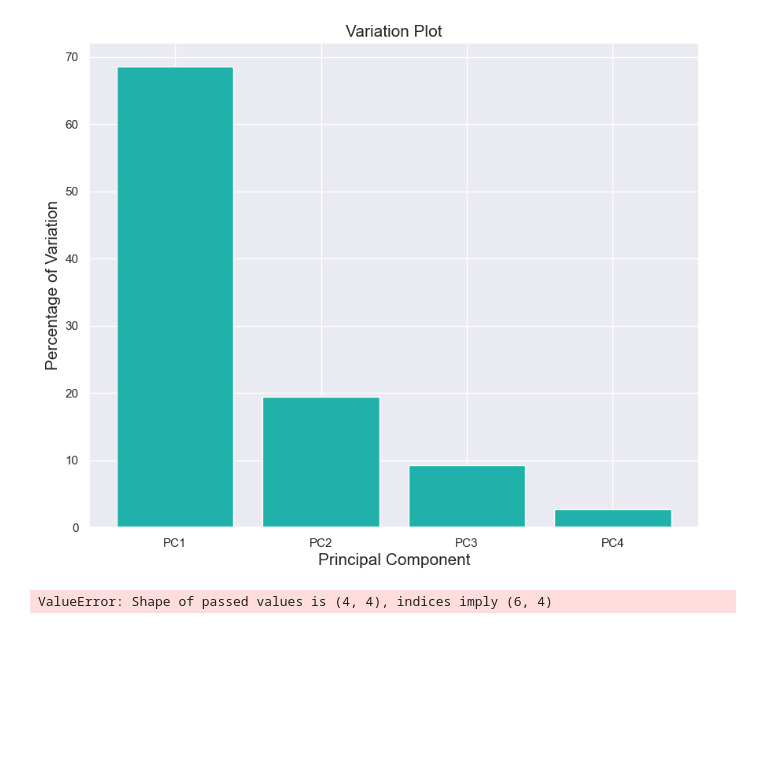
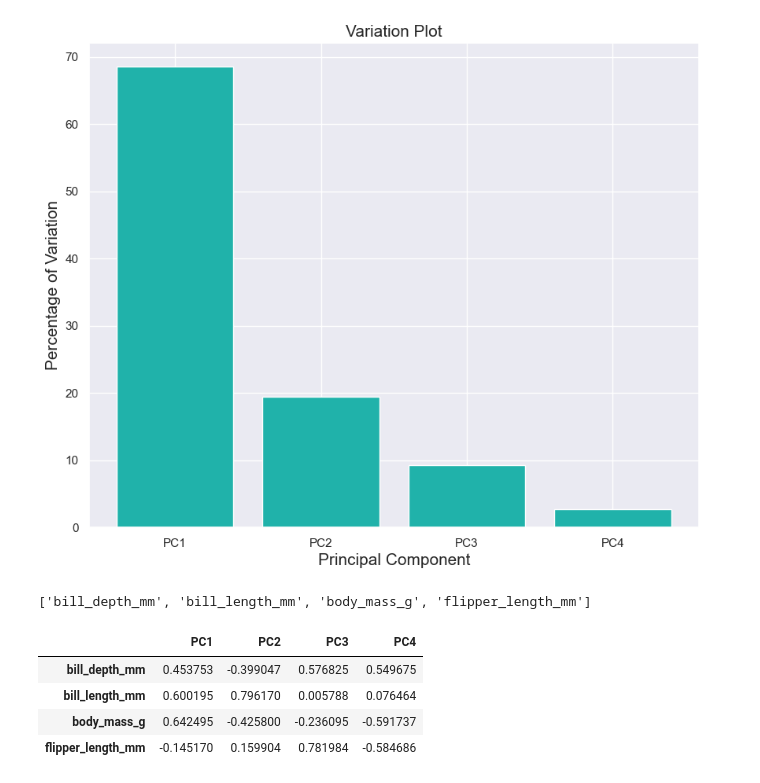
Before and after one commit to LenaLowry1/CMOR438_2025, a Jupyter notebook: Unsupervised Learning/2. PCA/PCA.ipynb, the cells around one changed output. Saved outputs shown, nothing was run; the diff lists cells and outputs as text; code cells hidden in the pictures; blank space fills up the shorter version.

```diff
--- a/Unsupervised Learning/2. PCA/PCA.ipynb
+++ b/Unsupervised Learning/2. PCA/PCA.ipynb
@@ -123,13 +123,14 @@ plt.show()
 # %% [output]
 [figure]
 # %%
-# we call function pca.components_ to see how each PC is obtained
-# as a linear combination of the original coordinates
-
-# for example, here PC1 = 0.522 * sepal_length + 0.372 * sepal_width - 0.721 * petal_length - 0.262 * petal_width
-
-features = list(set(penguins.columns) - {"species"})
+features = list(set(penguins.columns) - {"species", "sex", "island"})
+print(features)
 
 pd.DataFrame(data = pca.components_, columns = labels, index = features)
 # %% [output]
-ValueError: Shape of passed values is (4, 4), indices imply (6, 4)
+['bill_depth_mm', 'bill_length_mm', 'body_mass_g', 'flipper_length_mm']
+|  | PC1 | PC2 | PC3 | PC4 |
+| bill_depth_mm | 0.453753 | -0.399047 | 0.576825 | 0.549675 |
+| bill_length_mm | 0.600195 | 0.796170 | 0.005788 | 0.076464 |
+| body_mass_g | 0.642495 | -0.425800 | -0.236095 | -0.591737 |
+| flipper_length_mm | -0.145170 | 0.159904 | 0.781984 | -0.584686 |
```
Also changed, not shown: parts of 2 cells of this notebook.
